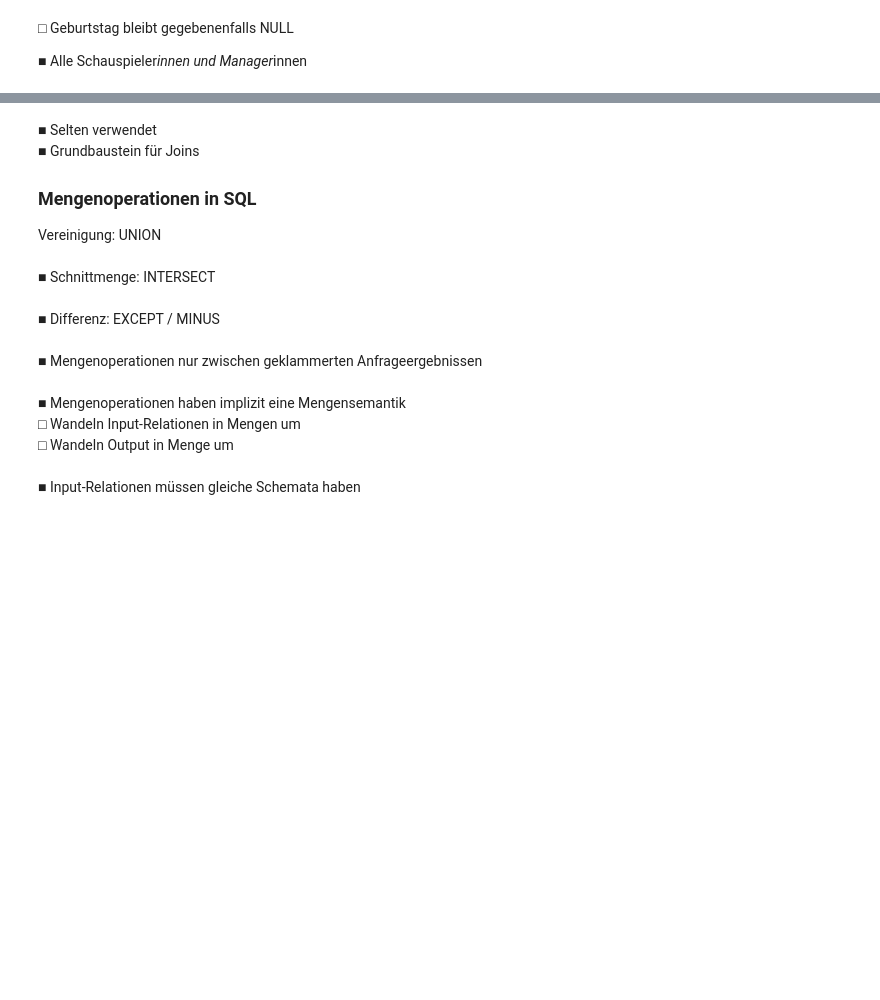
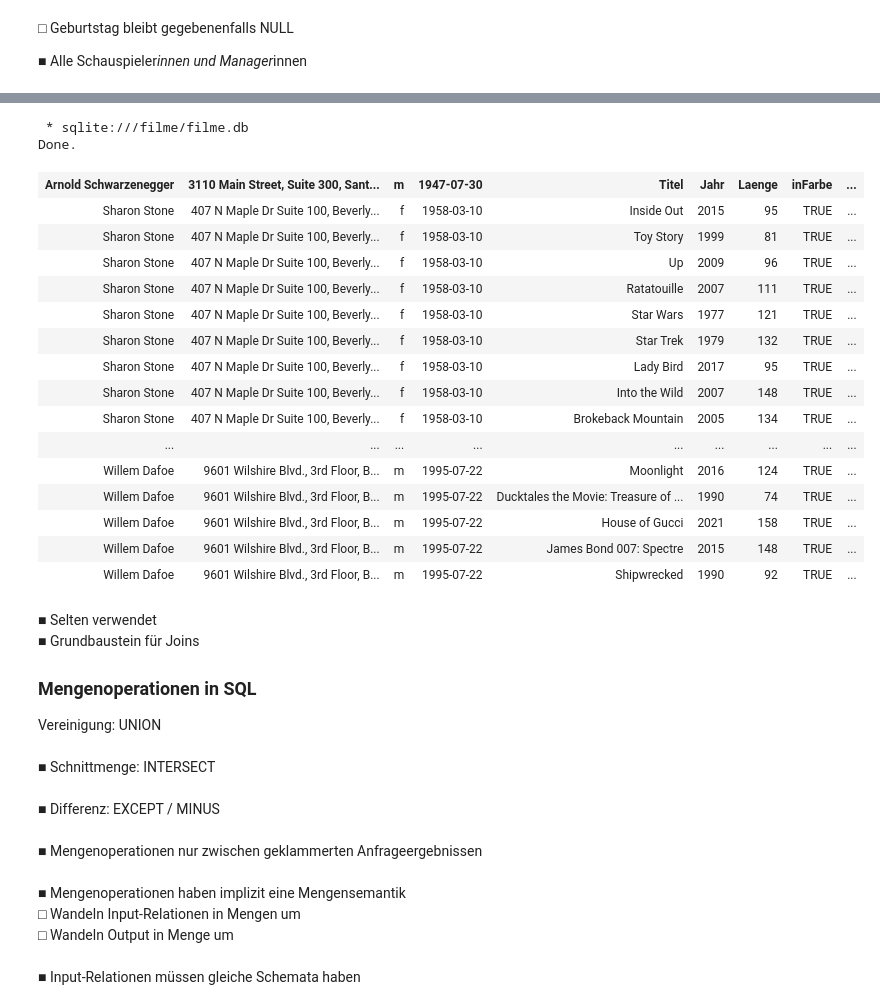
Before and after one commit to lejuliennn/GDBS_Script_Fork, a Jupyter notebook: _build/jupyter_execute/09/sql.ipynb, the cells around one changed output, grey strips where cells are left out. Drawn from its saved outputs; the diff is of its cells as text; code cells hidden in the pictures; blank space fills up the shorter version.

```diff
--- a/_build/jupyter_execute/09/sql.ipynb
+++ b/_build/jupyter_execute/09/sql.ipynb
@@ -783,7 +944,24 @@ FROM SchauspielerIn CROSS JOIN Film
 # %%
-%sql
-SELECT *
-FROM SchauspielerIn, Film
+%sql SELECT * FROM SchauspielerIn, Film
+# %% [output]
+ * sqlite:///filme/filme.db
+Done.
+| Arnold Schwarzenegger | 3110 Main Street, Suite 300, Sant... | m | 1947-07-30 | Titel | Jahr | Laenge | inFarbe | ... |
+| Sharon Stone | 407 N Maple Dr Suite 100, Beverly... | f | 1958-03-10 | Inside Out | 2015 | 95 | TRUE | ... |
+| Sharon Stone | 407 N Maple Dr Suite 100, Beverly... | f | 1958-03-10 | Toy Story | 1999 | 81 | TRUE | ... |
+| Sharon Stone | 407 N Maple Dr Suite 100, Beverly... | f | 1958-03-10 | Up | 2009 | 96 | TRUE | ... |
+| Sharon Stone | 407 N Maple Dr Suite 100, Beverly... | f | 1958-03-10 | Ratatouille | 2007 | 111 | TRUE | ... |
+| Sharon Stone | 407 N Maple Dr Suite 100, Beverly... | f | 1958-03-10 | Star Wars | 1977 | 121 | TRUE | ... |
+| Sharon Stone | 407 N Maple Dr Suite 100, Beverly... | f | 1958-03-10 | Star Trek | 1979 | 132 | TRUE | ... |
+| Sharon Stone | 407 N Maple Dr Suite 100, Beverly... | f | 1958-03-10 | Lady Bird | 2017 | 95 | TRUE | ... |
+| Sharon Stone | 407 N Maple Dr Suite 100, Beverly... | f | 1958-03-10 | Into the Wild | 2007 | 148 | TRUE | ... |
+| Sharon Stone | 407 N Maple Dr Suite 100, Beverly... | f | 1958-03-10 | Brokeback Mountain | 2005 | 134 | TRUE | ... |
+| ... | ... | ... | ... | ... | ... | ... | ... | ... |
+| Willem Dafoe | 9601 Wilshire Blvd., 3rd Floor, B... | m | 1995-07-22 | Moonlight | 2016 | 124 | TRUE | ... |
+| Willem Dafoe | 9601 Wilshire Blvd., 3rd Floor, B... | m | 1995-07-22 | Ducktales the Movie: Treasure of ... | 1990 | 74 | TRUE | ... |
+| Willem Dafoe | 9601 Wilshire Blvd., 3rd Floor, B... | m | 1995-07-22 | House of Gucci | 2021 | 158 | TRUE | ... |
+| Willem Dafoe | 9601 Wilshire Blvd., 3rd Floor, B... | m | 1995-07-22 | James Bond 007: Spectre | 2015 | 148 | TRUE | ... |
+| Willem Dafoe | 9601 Wilshire Blvd., 3rd Floor, B... | m | 1995-07-22 | Shipwrecked | 1990 | 92 | TRUE | ... |
 # %% [markdown]
 ■ Selten verwendet
 <br>
```
Also changed, not shown: parts of 51 cells of this notebook, 13 other files.
